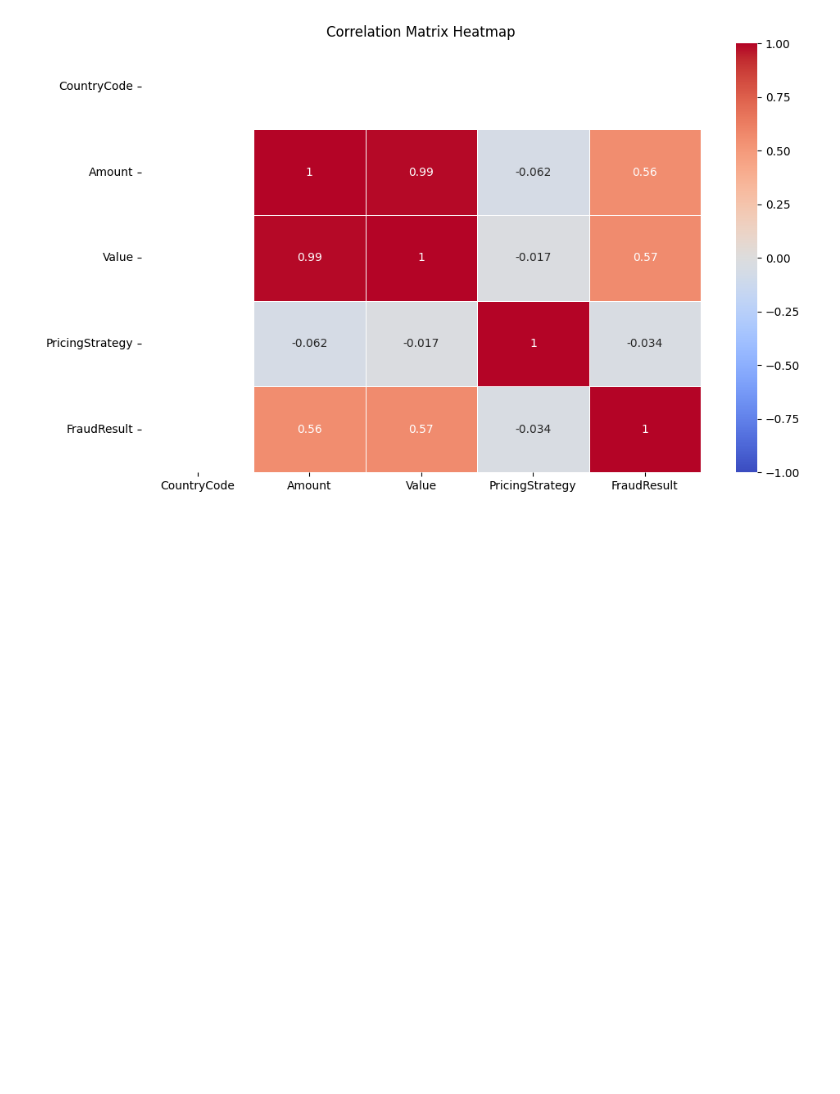
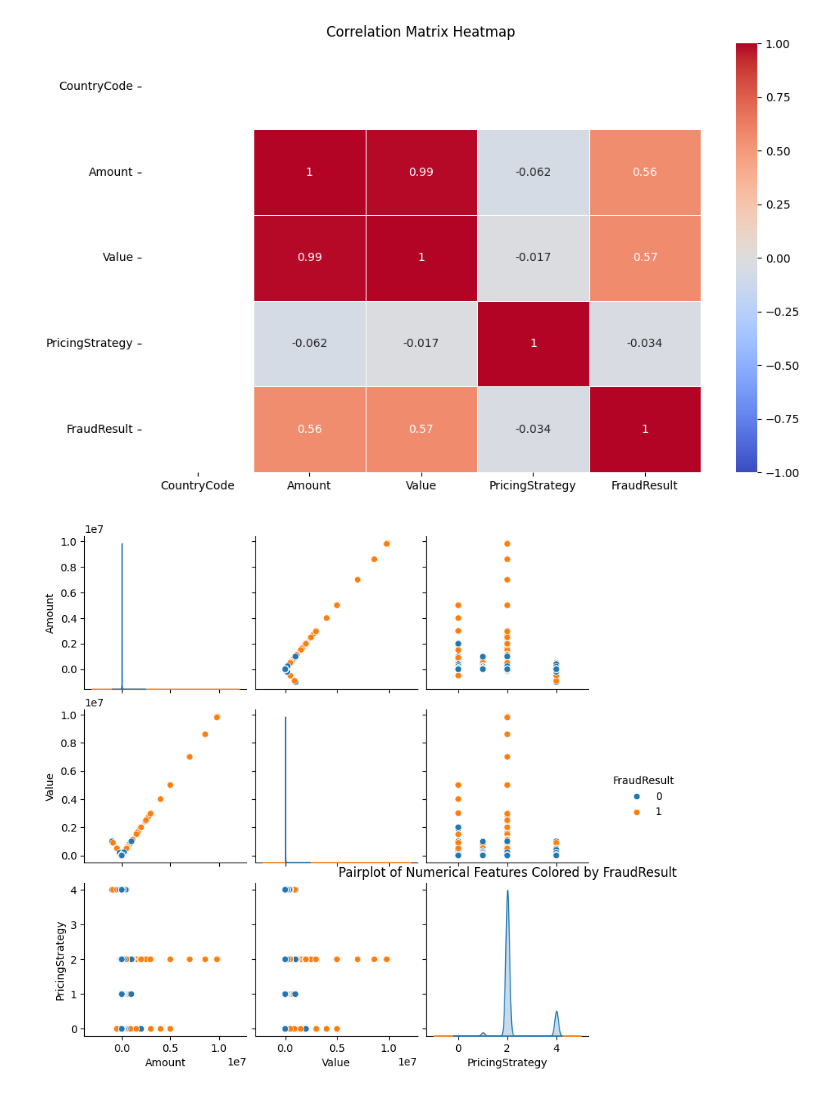
Before and after one commit to Birkity/-Credit-Scoring-Model, a Jupyter notebook: notebooks/task_1.ipynb, the cells around one changed output. Cells and saved outputs as stored; diff of their text form; code cells hidden in the pictures; blank space fills up the shorter version.

Commit message:
investigate relationships between FraudResult and other variables

```diff
--- a/notebooks/task_1.ipynb
+++ b/notebooks/task_1.ipynb
@@ -394,3 +394,9 @@ plt.tight_layout()
 plt.show()
 # %% [output]
 [figure]
+# %%
+sns.pairplot(df, vars=['Amount', 'Value', 'PricingStrategy'], hue='FraudResult', diag_kind='kde')
+plt.title('Pairplot of Numerical Features Colored by FraudResult')
+plt.show()
+# %% [output]
+[figure, added]
```
